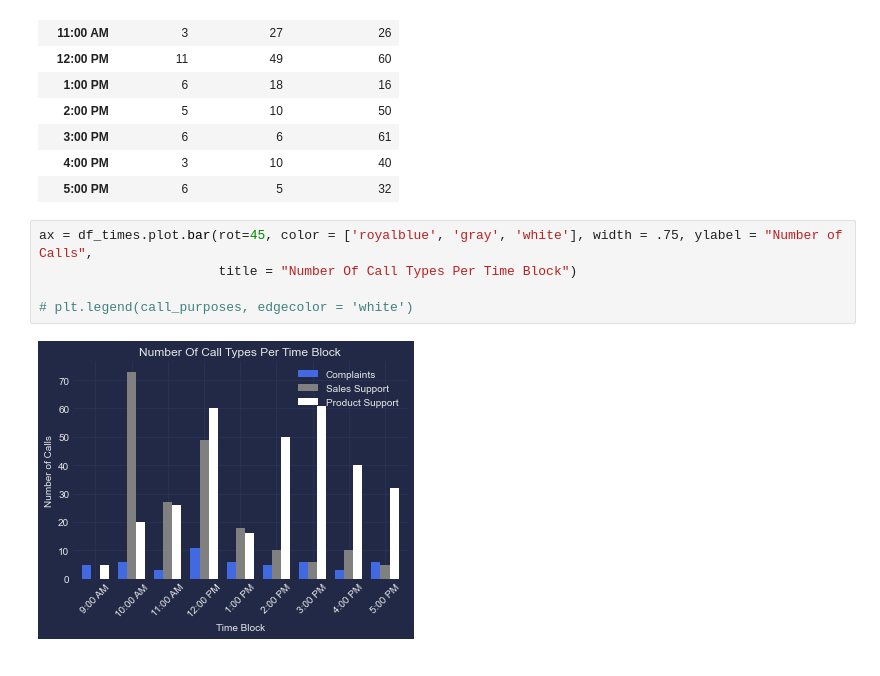
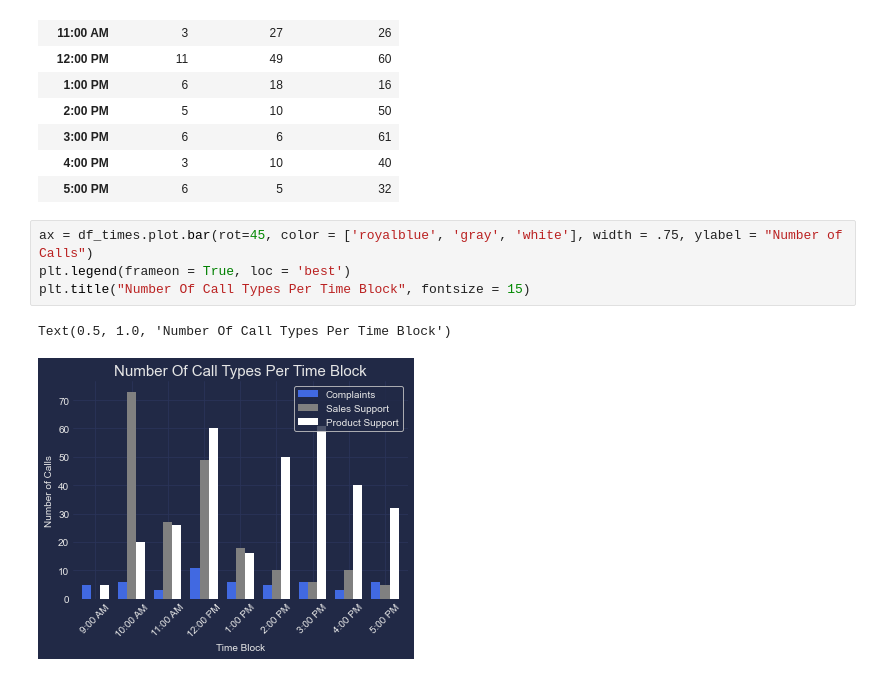
Before and after one commit to kd-harris/call-center-cleanup-assignment, a Jupyter notebook: Call Center Cleanup.ipynb, the cells around one changed output. Cells and saved outputs as stored; diff of their text form.

```diff
--- a/Call Center Cleanup.ipynb
+++ b/Call Center Cleanup.ipynb
@@ -570,9 +569,9 @@ df_times
 | 4:00 PM | 3 | 10 | 40 |
 | 5:00 PM | 6 | 5 | 32 |
 # %%
-ax = df_times.plot.bar(rot=45, color = ['royalblue', 'gray', 'white'], width = .75, ylabel = "Number of Calls",
-                       title = "Number Of Call Types Per Time Block")
-
-# plt.legend(call_purposes, edgecolor = 'white')
+ax = df_times.plot.bar(rot=45, color = ['royalblue', 'gray', 'white'], width = .75, ylabel = "Number of Calls")
+plt.legend(frameon = True, loc = 'best')
+plt.title("Number Of Call Types Per Time Block", fontsize = 15)
 # %% [output]
+Text(0.5, 1.0, 'Number Of Call Types Per Time Block')
-[figure, old version]
+[figure, new version]
```
Also changed, not shown: parts of 2 cells of this notebook, 1 other file.
